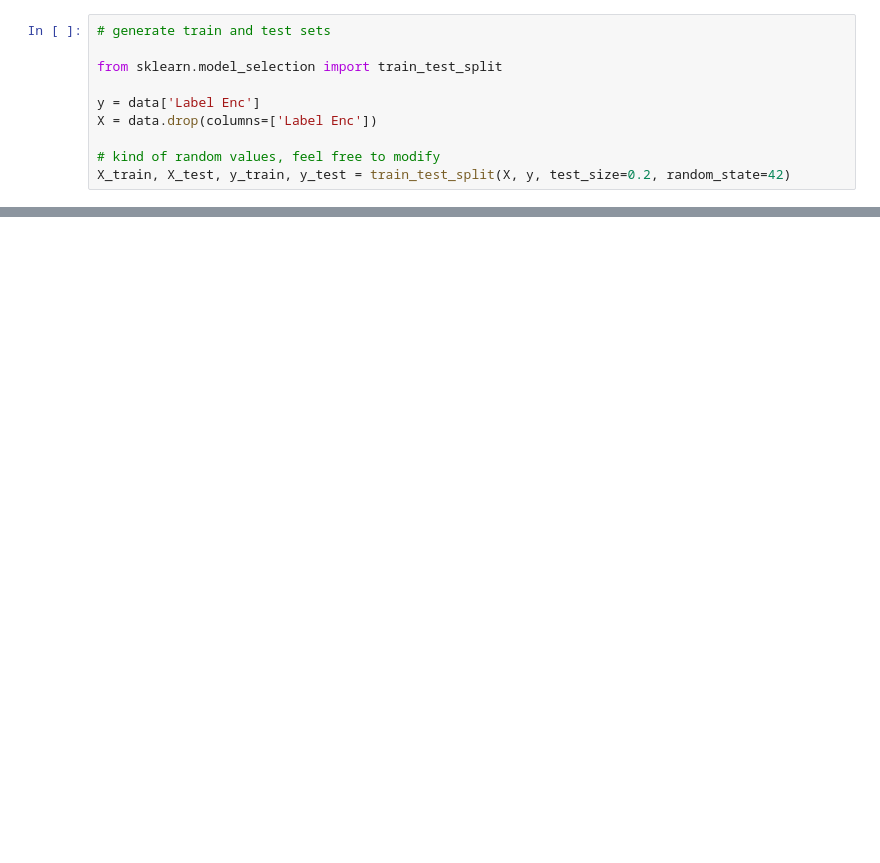
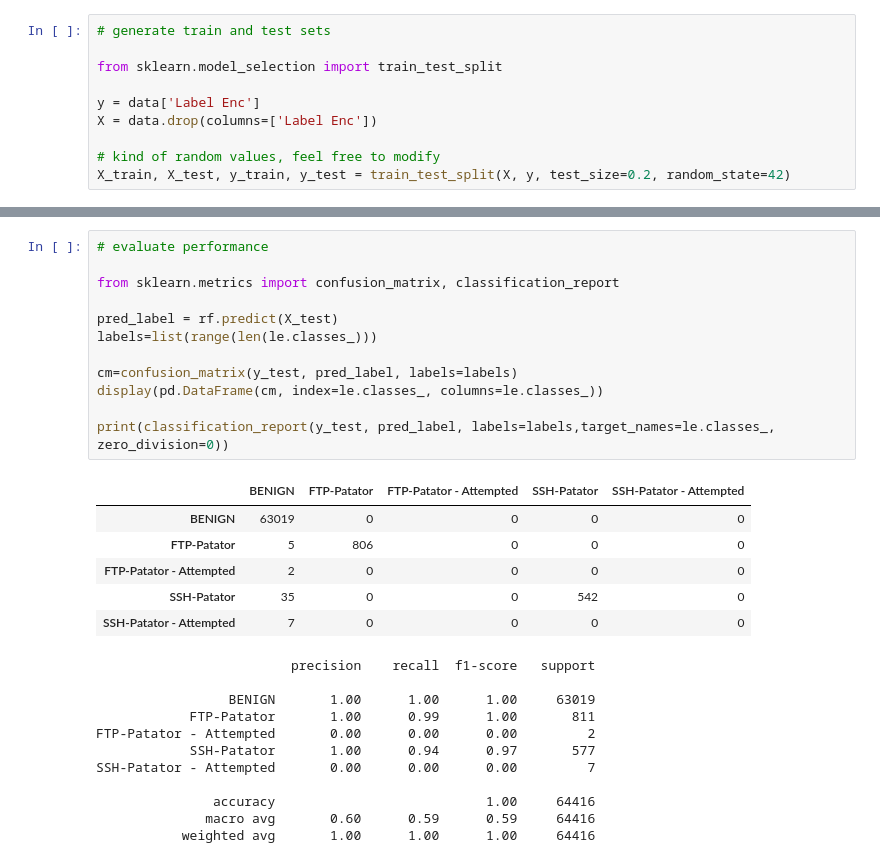
Before and after one commit to laars3/net-detective, a Jupyter notebook: net_detective.ipynb, the cells around one changed output, grey strips where cells are left out. Cells and saved outputs as stored; diff of their text form; blank space fills up the shorter version.

```diff
--- a/net_detective.ipynb
+++ b/net_detective.ipynb
@@ -165,3 +152,33 @@ MSE: 0.001200240048009602
+# %%
+# evaluate performance
+
+from sklearn.metrics import confusion_matrix, classification_report
+
+pred_label = rf.predict(X_test)
+labels=list(range(len(le.classes_)))
+
+cm=confusion_matrix(y_test, pred_label, labels=labels)
+display(pd.DataFrame(cm, index=le.classes_, columns=le.classes_))
+
+print(classification_report(y_test, pred_label, labels=labels,target_names=le.classes_, zero_division=0))
+# %% [output]
+|  | BENIGN | FTP-Patator | FTP-Patator - Attempted | SSH-Patator | SSH-Patator - Attempted |
+| BENIGN | 63019 | 0 | 0 | 0 | 0 |
+| FTP-Patator | 5 | 806 | 0 | 0 | 0 |
+| FTP-Patator - Attempted | 2 | 0 | 0 | 0 | 0 |
+| SSH-Patator | 35 | 0 | 0 | 542 | 0 |
+| SSH-Patator - Attempted | 7 | 0 | 0 | 0 | 0 |
+                         precision    recall  f1-score   support
+
+                 BENIGN       1.00      1.00      1.00     63019
+            FTP-Patator       1.00      0.99      1.00       811
+FTP-Patator - Attempted       0.00      0.00      0.00         2
+            SSH-Patator       1.00      0.94      0.97       577
+SSH-Patator - Attempted       0.00      0.00      0.00         7
+
+               accuracy                           1.00     64416
+              macro avg       0.60      0.59      0.59     64416
+           weighted avg       1.00      1.00      1.00     64416
 # %% [markdown]
 [Notes]:
 
```
Also changed, not shown: parts of 11 cells of this notebook, 1 other file.
